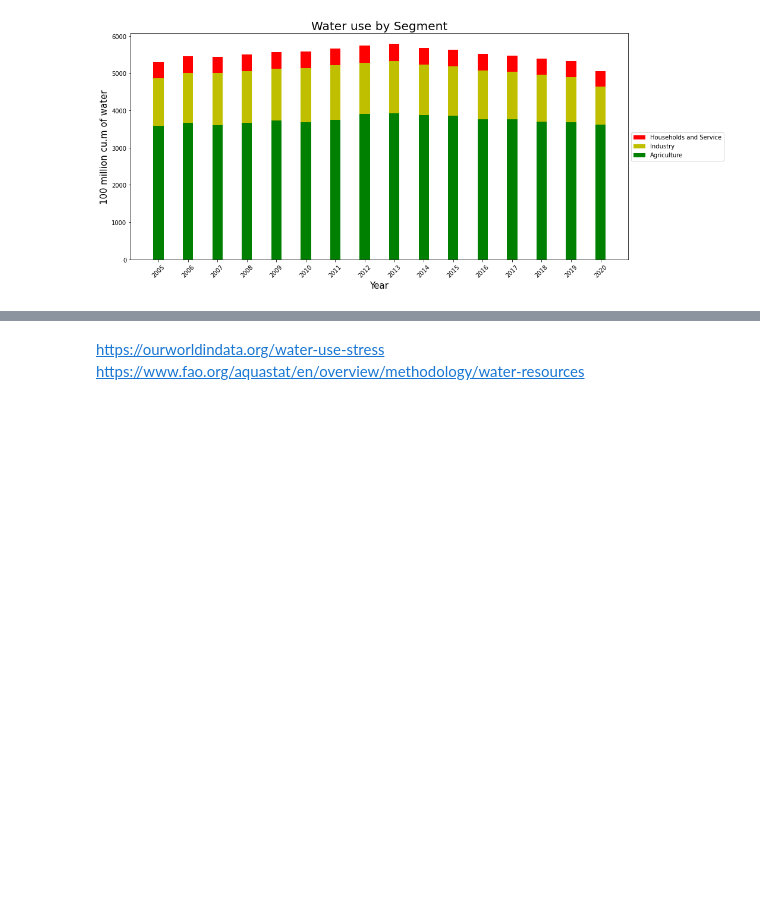
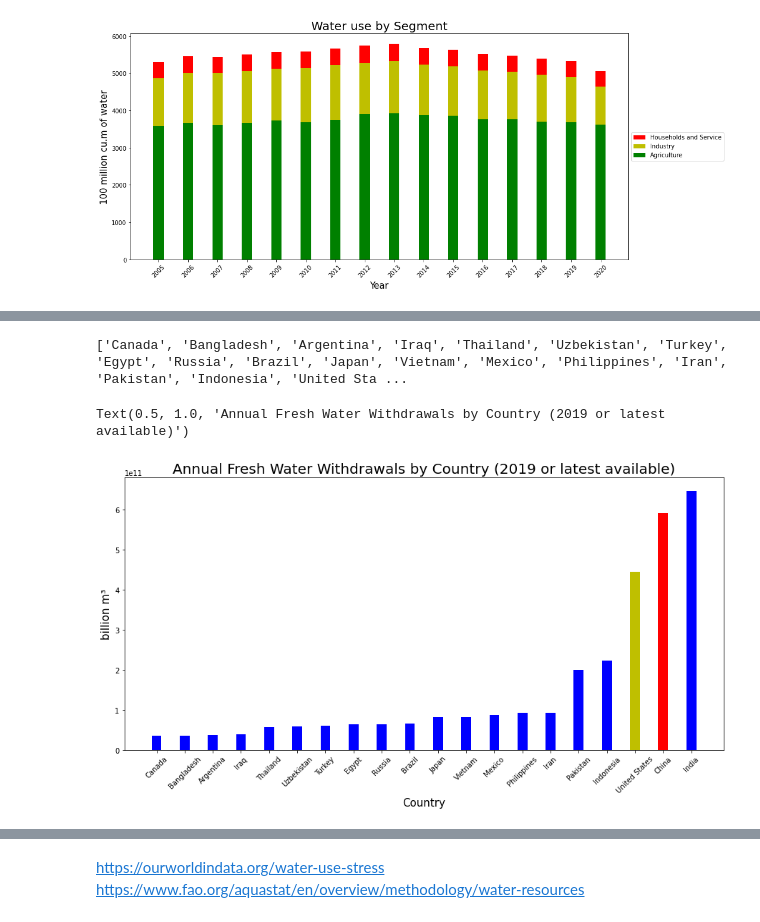
Before and after one commit to nmharmon8/TheAdventuresOfAliceAndBobPosts, a Jupyter notebook: china_water_problem_data/ChinaWaterDataPlots.ipynb, the cells around one changed output, grey strips where cells are left out. Drawn from its saved outputs; the diff is of its cells as text; code cells hidden in the pictures; blank space fills up the shorter version.

```diff
--- a/china_water_problem_data/ChinaWaterDataPlots.ipynb
+++ b/china_water_problem_data/ChinaWaterDataPlots.ipynb
@@ -15,6 +15,7 @@ water_supply_and_water_use_per_city_2020 = "water_supply_and_water_use_per_city_
 water_supply_and_water_use = "water_supply_and_water_use.json"
 water_withdrawals_total = "water_withdrawals_total.csv"
 water_withdrawals_pct_of_natrual_resources = "water_withdrawals_pct_of_natrual_resources.csv"
+annual_fresh_water_withdrawals = "annual-freshwater-withdrawals.csv"
 # %%
 
 def water_quality_bar_chart(years, worst, bad, good):
@@ -303 +307,72 @@ None
 [figure]
+# %%
+annual_fresh_water_withdrawals
+
+
+def ourworldindata(infile, value_key):
+
+    with open(infile, 'r') as f:
+        reader = csv.DictReader(f)
+        annual_fresh_water_withdrawals_data = list(reader)
+
+    # print(annual_fresh_water_withdrawals_data[0])
+
+    for i, e in enumerate(annual_fresh_water_withdrawals_data):
+        for k, v in list(e.items()):
+            try:
+                annual_fresh_water_withdrawals_data[i][k] = int(v)
+            except:
+                try:
+                    annual_fresh_water_withdrawals_data[i][k] = float(v)
+                except:
+                    pass
+
+
+    # print(annual_fresh_water_withdrawals_data[0])
+
+    annual_fresh_water_withdrawals_data_latest_country = {}
+
+    for e in annual_fresh_water_withdrawals_data:
+        if e['Entity'] not in annual_fresh_water_withdrawals_data_latest_country:
+            annual_fresh_water_withdrawals_data_latest_country[e['Entity']] = e
+        elif annual_fresh_water_withdrawals_data_latest_country[e['Entity']]['Year'] < e['Year']:
+            annual_fresh_water_withdrawals_data_latest_country[e['Entity']] = e
+
+    # print(annual_fresh_water_withdrawals_data_latest_country)
+
+    annual_fresh_water_withdrawals_data = list(annual_fresh_water_withdrawals_data_latest_country.values())
+    annual_fresh_water_withdrawals_data.sort(key=lambda x: x[value_key])
+
+
+    def water_withdrawals_bar_chart(locations, values):
+        fig, ax = plt.subplots(figsize=(15,7))
+        x = np.arange(len(locations))
+        width = 0.35
+
+        def country_colors(c):
+            if c == 'China':
+                return 'r'
+            if c == 'United States':
+                return 'y'
+            return 'b'
+
+        colors = [country_colors(location) for location in locations]
+        rects1 = ax.bar(x, values, width, color=colors)
+        ax.set_xticks(x, locations, rotation=45)
+        ax.set_xlabel("Country", fontsize=15)
+        ax.set_ylabel("billion m³", fontsize=15)
+        return fig, ax
+
+    locations = [x['Entity'] for x in annual_fresh_water_withdrawals_data[-20:]]
+    print(locations)
+    values = [x[value_key] for x in annual_fresh_water_withdrawals_data[-20:]]
+
+    fig, ax = water_withdrawals_bar_chart(locations, values)
+    return fig, ax
+
+fig, ax = ourworldindata(annual_fresh_water_withdrawals, value_key="Annual freshwater withdrawals, total (billion cubic meters)")
+ax.set_title('Annual Fresh Water Withdrawals by Country (2019 or latest available)', fontsize=20)
+# %% [output]
+['Canada', 'Bangladesh', 'Argentina', 'Iraq', 'Thailand', 'Uzbekistan', 'Turkey', 'Egypt', 'Russia', 'Brazil', 'Japan', 'Vietnam', 'Mexico', 'Philippines', 'Iran', 'Pakistan', 'Indonesia', 'United Sta ...
+Text(0.5, 1.0, 'Annual Fresh Water Withdrawals by Country (2019 or latest available)')
+[figure, added]
```
Also changed, not shown: parts of 3 cells of this notebook, 6 other files.
